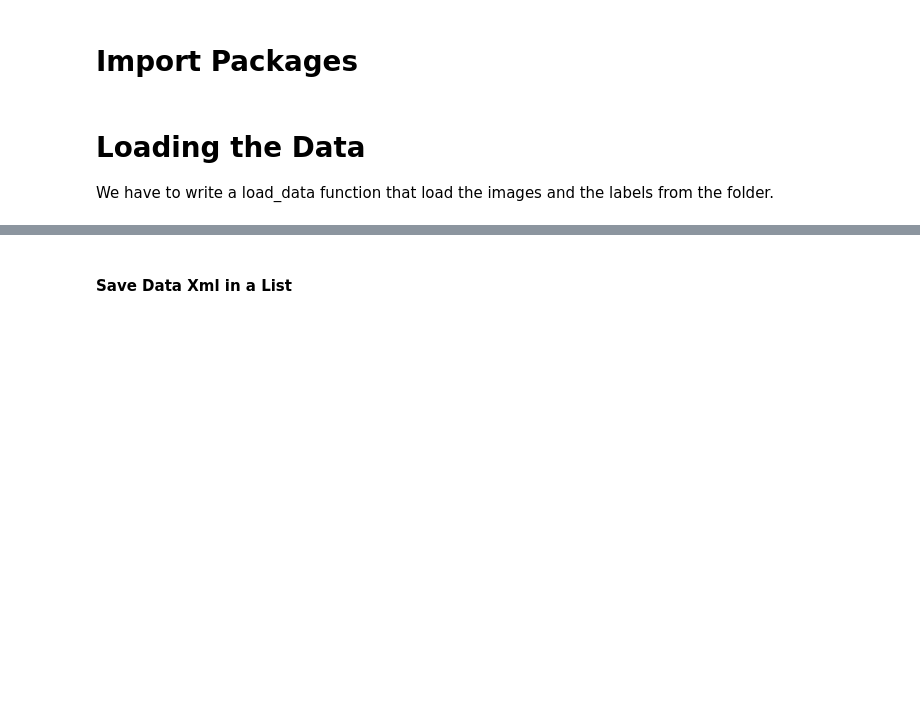
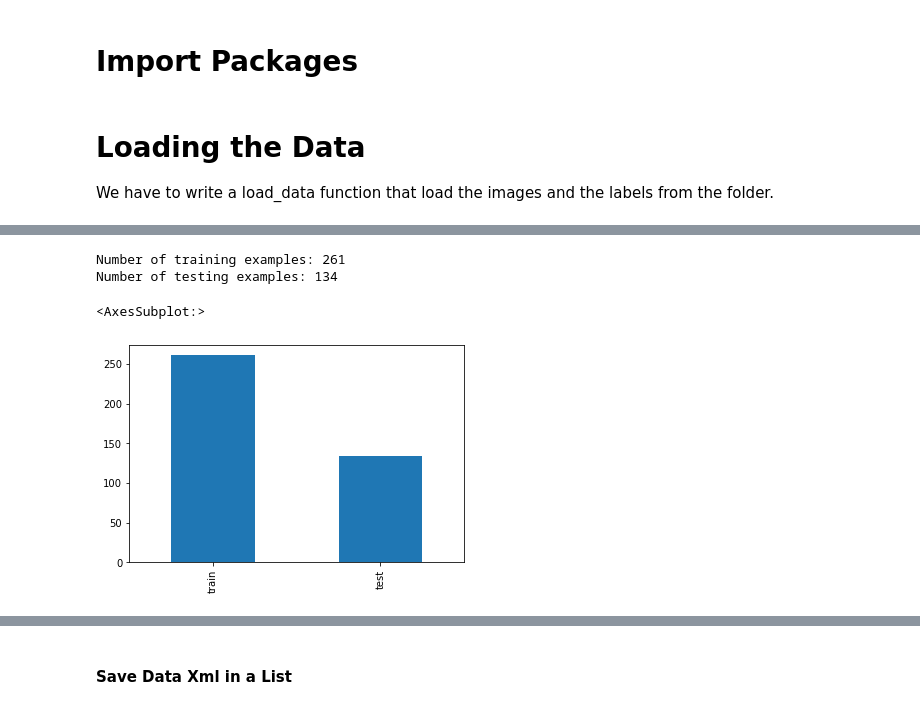
Before and after one commit to NILodio/EACD-MONOGRAFIA, a Jupyter notebook: 00_main.ipynb, the cells around one changed output, grey strips where cells are left out. Saved outputs shown, nothing was run; the diff lists cells and outputs as text; code cells hidden in the pictures; blank space fills up the shorter version.

```diff
--- a/00_main.ipynb
+++ b/00_main.ipynb
@@ -68,0 +31,2 @@ def read_content(xml_file: str):
+# %%
+Data = dt.create_and_read_metadata(images_path=  'local/data/imgs' ,medata_path= 'local/data',split_value= 0.7 , labels_dic=dic)
@@ -68,0 +41,16 @@ def read_content(xml_file: str):
+# %%
+
+
+n_train = Train.shape[0]
+n_test = Test.shape[0]
+
+print ("Number of training examples: {}".format(n_train))
+print ("Number of testing examples: {}".format(n_test))
+# %% [output]
+Number of training examples: 261
+Number of testing examples: 134
+# %%
+Data['split'].value_counts().plot(kind='bar')
+# %% [output]
+<AxesSubplot:>
+[figure, added]
```
Also changed, not shown: parts of 20 cells of this notebook, 3 other files.
